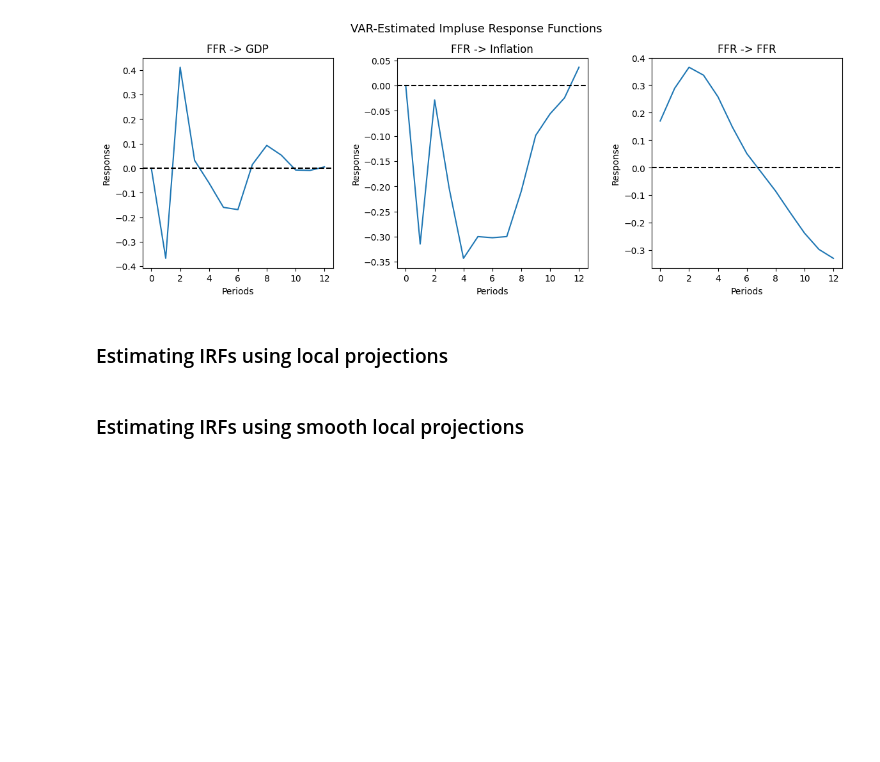
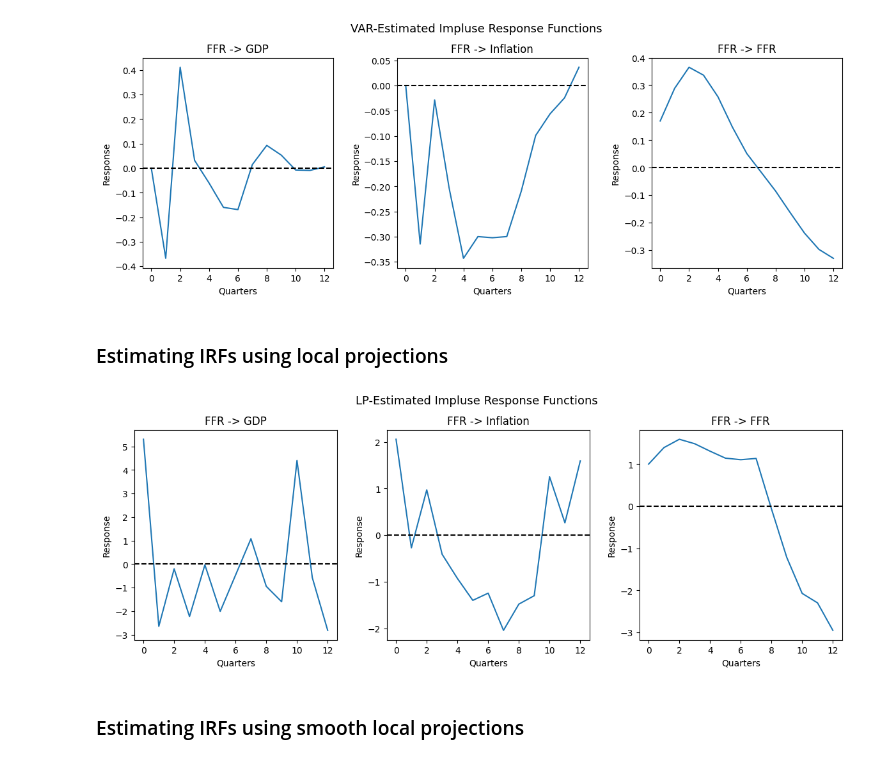
Before and after one commit to matt-dot-k/econ-622-project, a Jupyter notebook: example_notebooks/US_monetary.ipynb, the cells around one changed output. Drawn from its saved outputs; the diff is of its cells as text; code cells hidden in the pictures; blank space fills up the shorter version.

Commit message:
preliminary LP/SLP implementation in examples

```diff
--- a/example_notebooks/US_monetary.ipynb
+++ b/example_notebooks/US_monetary.ipynb
@@ -24,9 +24,9 @@ q = 12 # number of quarters for IRFs
 ### Loading, processing, and visualizing data
 # %%
 # load data
-gdp = pd.read_csv('../monetary_example_data/GDPC1.csv', index_col=0, parse_dates=True)
-pce = pd.read_csv('../monetary_example_data/DPCCRV1Q225SBEA.csv', index_col=0, parse_dates=True)
-ffr = pd.read_csv('../monetary_example_data/DFF.csv', index_col=0, parse_dates=True)
+gdp = pd.read_csv('../example_notebooks/monetary_example_data/GDPC1.csv', index_col=0, parse_dates=True)
+pce = pd.read_csv('../example_notebooks/monetary_example_data/DPCCRV1Q225SBEA.csv', index_col=0, parse_dates=True)
+ffr = pd.read_csv('../example_notebooks/monetary_example_data/DFF.csv', index_col=0, parse_dates=True)
 
 # merge data into one dataframe
 data = pd.concat([gdp, pce, ffr], axis=1)
@@ -62,7 +60,7 @@ for i in range(3):
     plt.subplot(2, 3, i+1)
     plt.plot(irfs[:, i, 2])
     plt.title(f'FFR -> {var_names[i]}')
-    plt.xlabel('Periods')
+    plt.xlabel('Quarters')
     plt.ylabel('Response')
     plt.axhline(0, color='black', linestyle='dashed')
 plt.suptitle('VAR-Estimated Impluse Response Functions', fontsize=13)
@@ -74,6 +72,24 @@ plt.show()
 ### Estimating IRFs using local projections
 # %%
 # LP estimation of IRFs
+LP_model = SmoothLocalProjections(data, "FFR", None, True, 8, q)
+LP = pd.DataFrame(LP_model.LP().beta)
+LP.rename(columns={0: 'GDP', 1: 'Inflation', 2: 'FFR'}, inplace=True)
+varnames = LP.columns
+
+plt.figure(figsize=(12, 8))
+for i in range(3):
+    plt.subplot(2, 3, i+1)
+    plt.plot(LP[varnames[i]])
+    plt.title(f'FFR -> {var_names[i]}')
+    plt.xlabel('Quarters')
+    plt.ylabel('Response')
+    plt.axhline(0, color='black', linestyle='dashed')
+plt.suptitle('LP-Estimated Impluse Response Functions', fontsize=13)
+plt.tight_layout()
+plt.show()
+# %% [output]
+[figure, added]
 # %% [markdown]
 ### Estimating IRFs using smooth local projections
 # %%
```
Also changed, not shown: parts of 2 cells of this notebook, 2 other files.
